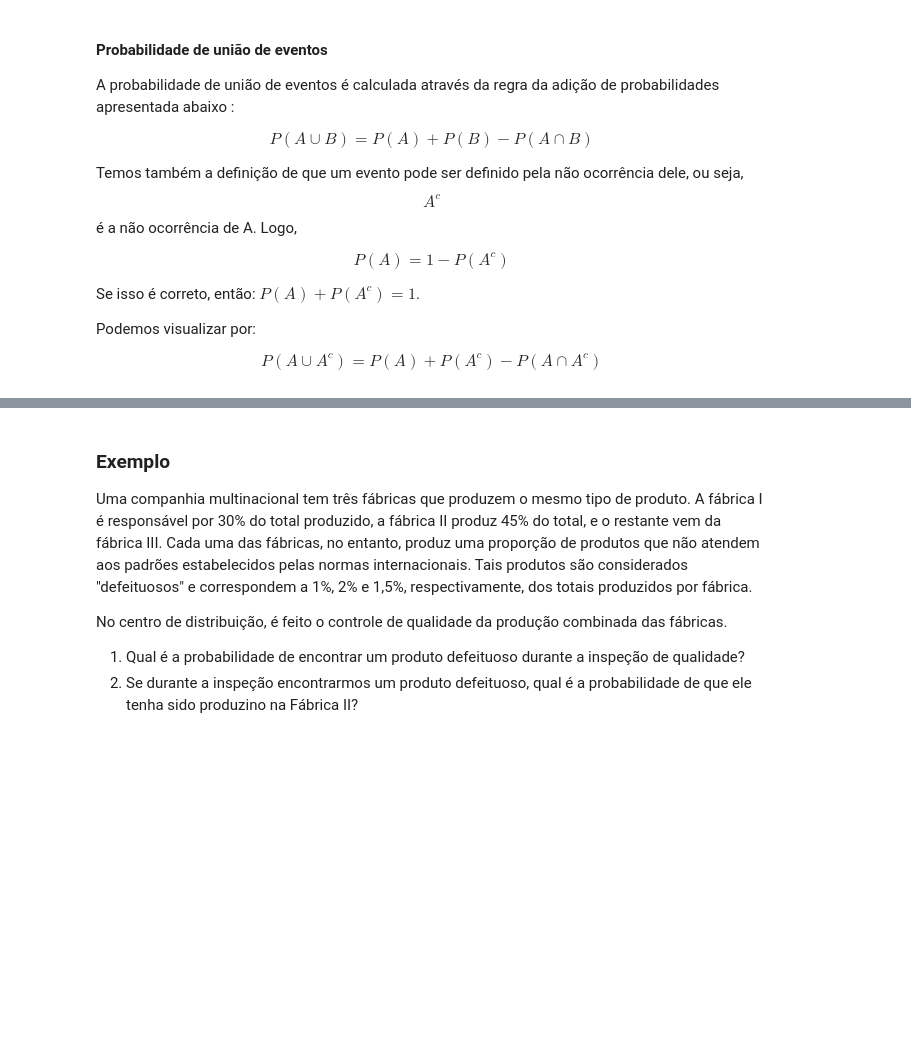
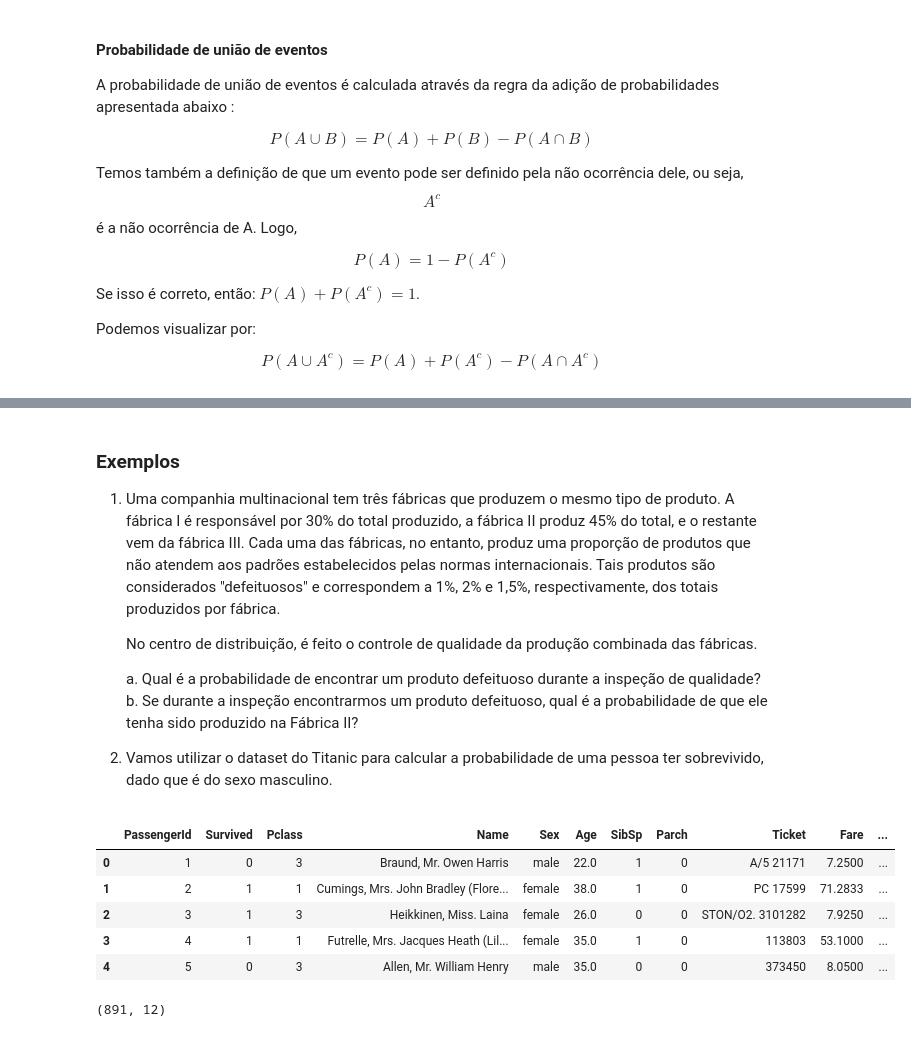
Before and after one commit to fabiobarreto-data-science/Data-Science---Let-s-Code, a Jupyter notebook: 02 - Probabilidade I.ipynb, the cells around one changed output, grey strips where cells are left out. Saved outputs shown, nothing was run; the diff lists cells and outputs as text; code cells hidden in the pictures; blank space fills up the shorter version.

```diff
--- a/02 - Probabilidade I.ipynb
+++ b/02 - Probabilidade I.ipynb
@@ -564,11 +661,13 @@ prob_falso_negativo = probabilidade_doenca * prob_teste_neg_e_doenca
 # Fizemos o teste e o resultado foi positivo. Qual a chance de eu ter a doença?
 # Teorema de Bayes: P(D|A) = (P(A|D) * P(D)) / (P(A|D) * P(D) + P(A|¬D) * P(¬D))
 # %% [markdown]
-### Exemplo
+### Exemplos
 
-Uma companhia multinacional tem três fábricas que produzem o mesmo tipo de produto. A fábrica I é responsável por 30% do total produzido, a fábrica II produz 45% do total, e o restante vem da fábrica III. Cada uma das fábricas, no entanto, produz uma proporção de produtos que não atendem aos padrões estabelecidos pelas normas internacionais. Tais produtos são considerados "defeituosos" e correspondem a 1%, 2% e 1,5%, respectivamente, dos totais produzidos por fábrica.
+1. Uma companhia multinacional tem três fábricas que produzem o mesmo tipo de produto. A fábrica I é responsável por 30% do total produzido, a fábrica II produz 45% do total, e o restante vem da fábrica III. Cada uma das fábricas, no entanto, produz uma proporção de produtos que não atendem aos padrões estabelecidos pelas normas internacionais. Tais produtos são considerados "defeituosos" e correspondem a 1%, 2% e 1,5%, respectivamente, dos totais produzidos por fábrica.
 
-No centro de distribuição, é feito o controle de qualidade da produção combinada das fábricas.
+    No centro de distribuição, é feito o controle de qualidade da produção combinada das fábricas.
 
-1. Qual é a probabilidade de encontrar um produto defeituoso durante a inspeção de qualidade?
-2. Se durante a inspeção encontrarmos um produto defeituoso, qual é a probabilidade de que ele tenha sido produzino na Fábrica II?
+    a. Qual é a probabilidade de encontrar um produto defeituoso durante a inspeção de qualidade?
+    b. Se durante a inspeção encontrarmos um produto defeituoso, qual é a probabilidade de que ele tenha sido produzido na Fábrica II?
+
+2. Vamos utilizar o dataset do Titanic para calcular a probabilidade de uma pessoa ter sobrevivido, dado que é do sexo masculino.
@@ -574,0 +677,15 @@ No centro de distribuição, é feito o controle de qualidade da produção comb
+# %%
+df = pd.read_csv('https://s3-sa-east-1.amazonaws.com/lcpi/5729687e-ae14-4978-8cd7-7ef18277813d.csv')
+# %%
+df.head()
+# %% [output]
+|  | PassengerId | Survived | Pclass | Name | Sex | Age | SibSp | Parch | Ticket | Fare | ... |
+| 0 | 1 | 0 | 3 | Braund, Mr. Owen Harris | male | 22.0 | 1 | 0 | A/5 21171 | 7.2500 | ... |
+| 1 | 2 | 1 | 1 | Cumings, Mrs. John Bradley (Flore... | female | 38.0 | 1 | 0 | PC 17599 | 71.2833 | ... |
+| 2 | 3 | 1 | 3 | Heikkinen, Miss. Laina | female | 26.0 | 0 | 0 | STON/O2. 3101282 | 7.9250 | ... |
+| 3 | 4 | 1 | 1 | Futrelle, Mrs. Jacques Heath (Lil... | female | 35.0 | 1 | 0 | 113803 | 53.1000 | ... |
+| 4 | 5 | 0 | 3 | Allen, Mr. William Henry | male | 35.0 | 0 | 0 | 373450 | 8.0500 | ... |
+# %%
+df.shape
+# %% [output]
+(891, 12)
```
Also changed, not shown: parts of 45 cells of this notebook.
